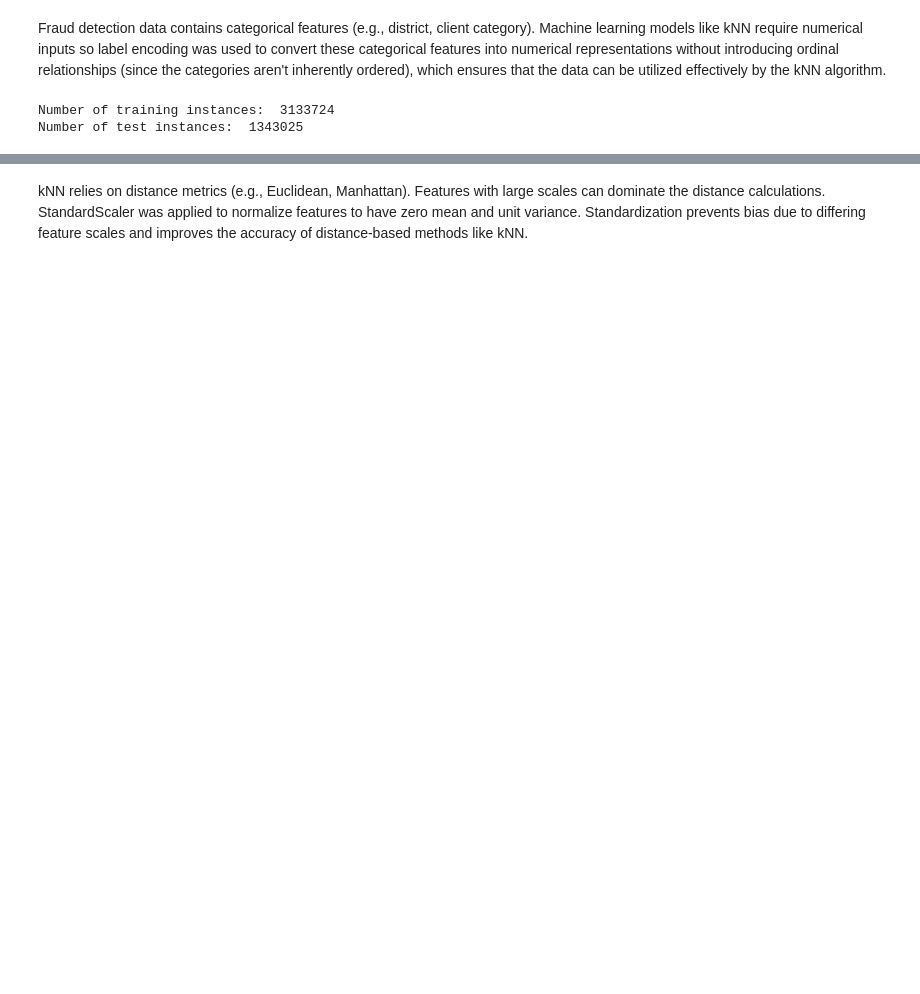
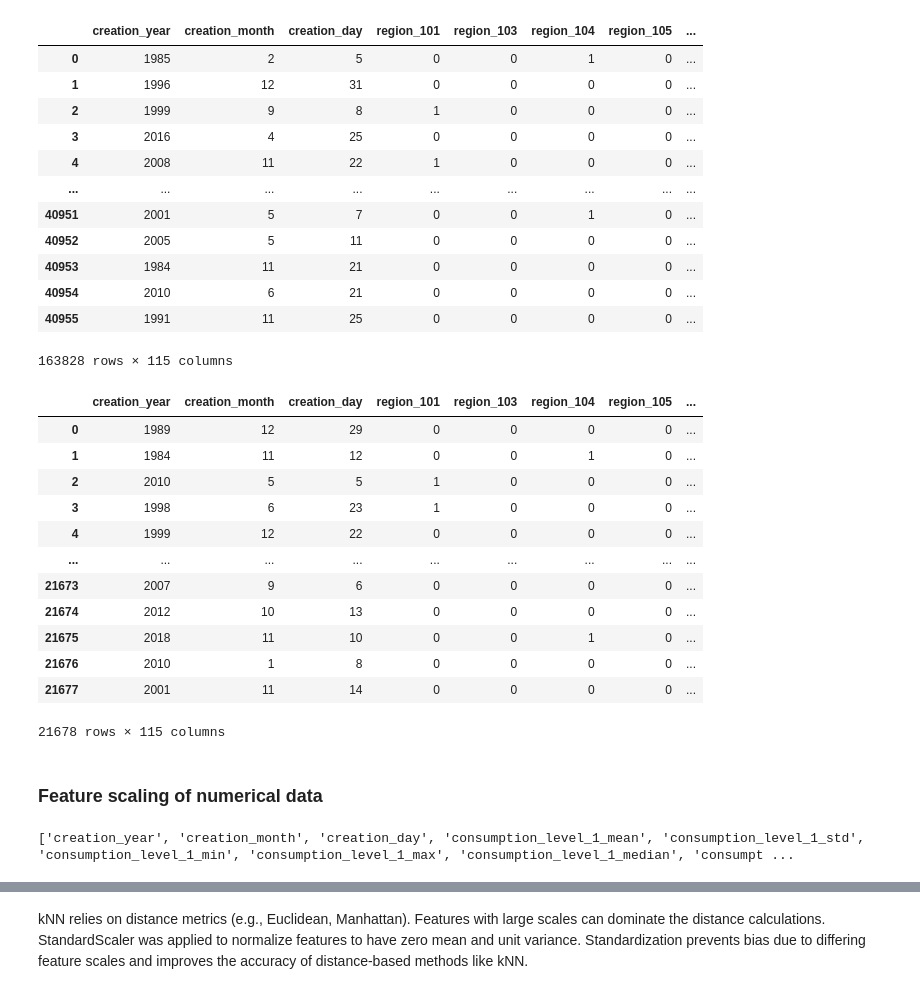
Before and after one commit to bernisschow/CS3244-Fraud-Detection-in-Electricity-and-Gas-Consumption, a Jupyter notebook: kNN model.ipynb, the cells around one changed output, grey strips where cells are left out. Cells and saved outputs as stored; diff of their text form; code cells hidden in the pictures; blank space fills up the shorter version.

Commit message:
kNN w new dataset.

```diff
--- a/kNN model.ipynb
+++ b/kNN model.ipynb
@@ -54,2 +19,0 @@ print(merged_df[categorical_columns].head())
-# %% [markdown]
-Fraud detection data contains categorical features (e.g., district, client category). Machine learning models like kNN require numerical inputs so label encoding was used to convert these categorical features into numerical representations without introducing ordinal relationships (since the categories aren't inherently ordered), which ensures that the data can be utilized effectively by the kNN algorithm.
@@ -63,14 +19,0 @@ features = [
-# %%
-from sklearn.model_selection import train_test_split
-
-# Partion the features from the class to predict
-df_X = merged_df[features]
-df_y = merged_df['target'].astype(int)  # Convert 'target' to integer (1/0)  # Convert 'Fraud'/'Not Fraud' to 1/0
-
-# Split the training data into training and testing sets
-X_train, X_test, y_train, y_test = train_test_split(df_X, df_y, test_size=0.3, random_state=1)
-
-print ("Number of training instances: ", len(X_train), "\nNumber of test instances: ", len(X_test))
-# %% [output]
-Number of training instances:  3133724
-Number of test instances:  1343025
@@ -81,0 +20,62 @@ X_test_scaled = scaler.transform(X_test)
+# %%
+fold1 = pd.read_csv('/Users/Berniss/Downloads/CS3244/CS3244-Fraud-Detection-in-Electricity-and-Gas-Consumption/finalised_datasets/smote_train_data/fold_1.csv')
+fold2 = pd.read_csv('/Users/Berniss/Downloads/CS3244/CS3244-Fraud-Detection-in-Electricity-and-Gas-Consumption/finalised_datasets/smote_train_data/fold_2.csv')
+fold3 = pd.read_csv('/Users/Berniss/Downloads/CS3244/CS3244-Fraud-Detection-in-Electricity-and-Gas-Consumption/finalised_datasets/smote_train_data/fold_3.csv')
+fold4 = pd.read_csv('/Users/Berniss/Downloads/CS3244/CS3244-Fraud-Detection-in-Electricity-and-Gas-Consumption/finalised_datasets/smote_train_data/fold_4.csv')
+fold5 = pd.read_csv('/Users/Berniss/Downloads/CS3244/CS3244-Fraud-Detection-in-Electricity-and-Gas-Consumption/finalised_datasets/smote_train_data/fold_5.csv')
+
+smote_fold_1 = pd.read_csv('/Users/Berniss/Downloads/CS3244/CS3244-Fraud-Detection-in-Electricity-and-Gas-Consumption/finalised_datasets/smote_train_data/smote_fold_1.csv')
+smote_fold_2 = pd.read_csv('/Users/Berniss/Downloads/CS3244/CS3244-Fraud-Detection-in-Electricity-and-Gas-Consumption/finalised_datasets/smote_train_data/smote_fold_2.csv')
+smote_fold_3 = pd.read_csv('/Users/Berniss/Downloads/CS3244/CS3244-Fraud-Detection-in-Electricity-and-Gas-Consumption/finalised_datasets/smote_train_data/smote_fold_3.csv')
+smote_fold_4 = pd.read_csv('/Users/Berniss/Downloads/CS3244/CS3244-Fraud-Detection-in-Electricity-and-Gas-Consumption/finalised_datasets/smote_train_data/smote_fold_4.csv')
+smote_fold_5 = pd.read_csv('/Users/Berniss/Downloads/CS3244/CS3244-Fraud-Detection-in-Electricity-and-Gas-Consumption/finalised_datasets/smote_train_data/smote_fold_5.csv')
+# %%
+train_data = pd.concat([smote_fold_1, smote_fold_2, smote_fold_3, smote_fold_4])
+val_data = fold5
+
+display(train_data)
+display(val_data)
+# %% [output]
+|  | creation_year | creation_month | creation_day | region_101 | region_103 | region_104 | region_105 | ... |
+| 0 | 1985 | 2 | 5 | 0 | 0 | 1 | 0 | ... |
+| 1 | 1996 | 12 | 31 | 0 | 0 | 0 | 0 | ... |
+| 2 | 1999 | 9 | 8 | 1 | 0 | 0 | 0 | ... |
+| 3 | 2016 | 4 | 25 | 0 | 0 | 0 | 0 | ... |
+| 4 | 2008 | 11 | 22 | 1 | 0 | 0 | 0 | ... |
+| ... | ... | ... | ... | ... | ... | ... | ... | ... |
+| 40951 | 2001 | 5 | 7 | 0 | 0 | 1 | 0 | ... |
+| 40952 | 2005 | 5 | 11 | 0 | 0 | 0 | 0 | ... |
+| 40953 | 1984 | 11 | 21 | 0 | 0 | 0 | 0 | ... |
+| 40954 | 2010 | 6 | 21 | 0 | 0 | 0 | 0 | ... |
+| 40955 | 1991 | 11 | 25 | 0 | 0 | 0 | 0 | ... |
+163828 rows × 115 columns
+|  | creation_year | creation_month | creation_day | region_101 | region_103 | region_104 | region_105 | ... |
+| 0 | 1989 | 12 | 29 | 0 | 0 | 0 | 0 | ... |
+| 1 | 1984 | 11 | 12 | 0 | 0 | 1 | 0 | ... |
+| 2 | 2010 | 5 | 5 | 1 | 0 | 0 | 0 | ... |
+| 3 | 1998 | 6 | 23 | 1 | 0 | 0 | 0 | ... |
+| 4 | 1999 | 12 | 22 | 0 | 0 | 0 | 0 | ... |
+| ... | ... | ... | ... | ... | ... | ... | ... | ... |
+| 21673 | 2007 | 9 | 6 | 0 | 0 | 0 | 0 | ... |
+| 21674 | 2012 | 10 | 13 | 0 | 0 | 0 | 0 | ... |
+| 21675 | 2018 | 11 | 10 | 0 | 0 | 1 | 0 | ... |
+| 21676 | 2010 | 1 | 8 | 0 | 0 | 0 | 0 | ... |
+| 21677 | 2001 | 11 | 14 | 0 | 0 | 0 | 0 | ... |
+21678 rows × 115 columns
+# %% [markdown]
+### Feature scaling of numerical data
+# %%
+numerical_features = train_data.drop(columns=['fraud_status', 'region_101',
+                   'region_103', 'region_104', 'region_105', 'region_106', 'region_107',
+                   'region_199', 'region_206', 'region_301', 'region_302', 'region_303',
+                   'region_304', 'region_305', 'region_306', 'region_307', 'region_308',
+                   'region_309', 'region_310', 'region_311', 'region_312', 'region_313',
+                   'region_371', 'region_372', 'region_379', 'region_399', 'district_60',
+                   'district_62', 'district_63', 'district_69', 'client_catg_11', 'client_catg_12',
+                   'client_catg_51']).columns
+
+numerical_features = list(numerical_features)
+
+print(numerical_features)
+# %% [output]
+['creation_year', 'creation_month', 'creation_day', 'consumption_level_1_mean', 'consumption_level_1_std', 'consumption_level_1_min', 'consumption_level_1_max', 'consumption_level_1_median', 'consumpt ...
```
Also changed, not shown: parts of 25 cells of this notebook.
